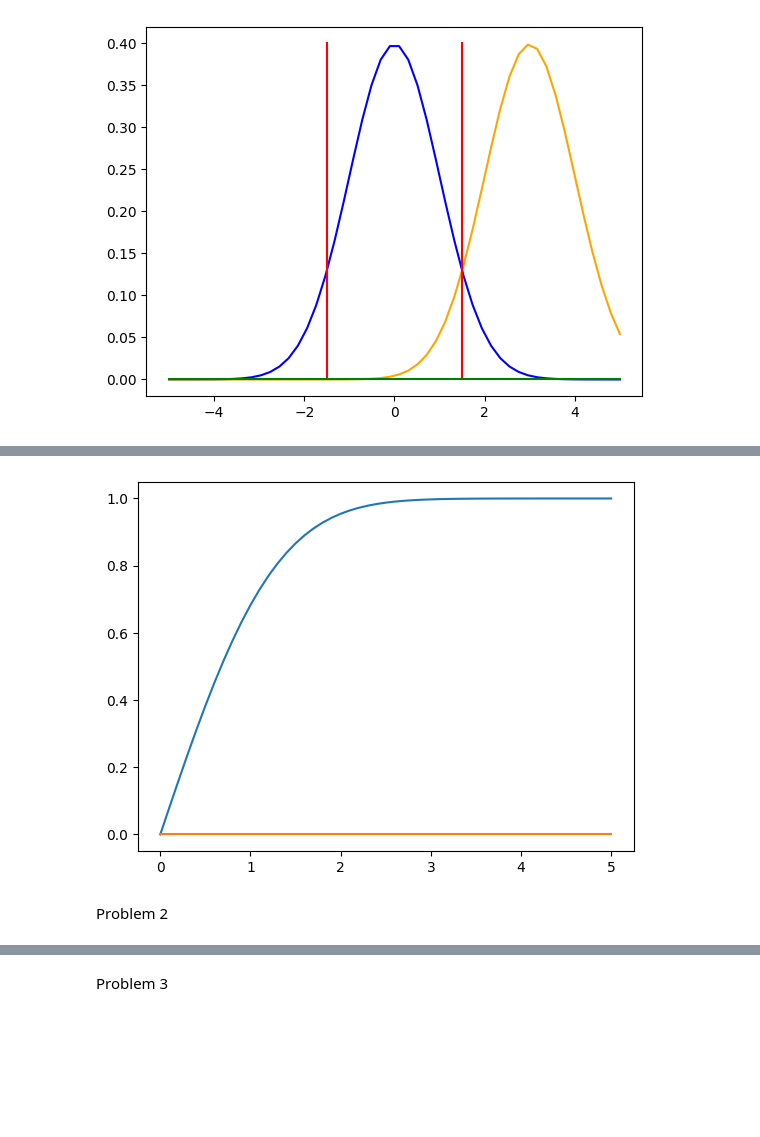
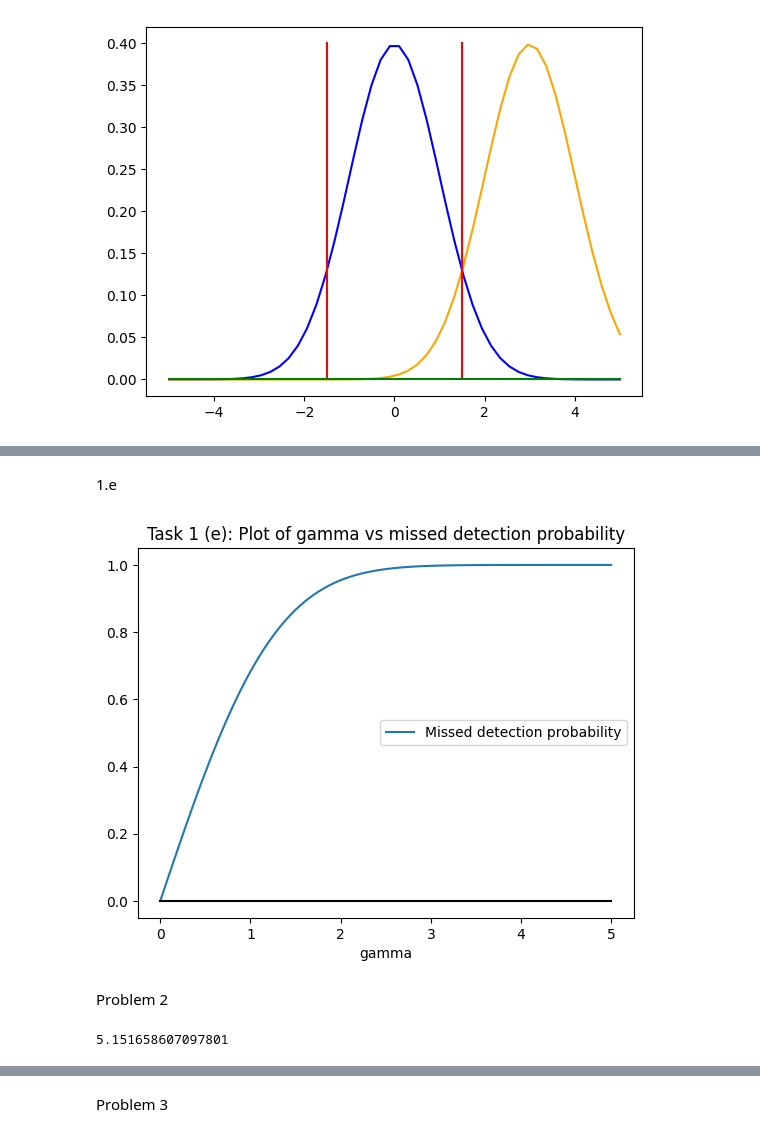
Before and after one commit to evitell/EL2050-hw-1-3, a Jupyter notebook: notebook1-hw13.ipynb, the cells around one changed output, grey strips where cells are left out. Cells and saved outputs as stored; diff of their text form; code cells hidden in the pictures; blank space fills up the shorter version.

```diff
--- a/notebook1-hw13.ipynb
+++ b/notebook1-hw13.ipynb
@@ -44,0 +34,11 @@ plt.show()
+# %%
+x1c = np.linspace(0,5,101)
+
+plt.plot(x1c,(1.0 - scipy.stats.norm().cdf(x1c)) *2.0, label="False alarm probability")
+
+plt.legend()
+plt.xlabel("gamma")
+plt.title("Task 1 (c): Plot of gamma vs probability of false alarm")
+plt.savefig("plt1c.png")
+
+plt.show()
@@ -45,9 +47,14 @@ plt.show()
+# %% [markdown]
+1.e
 # %%
-plt.plot(x1c[50:],
-         abs(-1 + 2*scipy.stats.norm().cdf((x1c)))[50:])
-plt.plot([0,5],[0,0])
+plt.plot(x1c ,  1- 2*(1 - 1*scipy.stats.norm().cdf((x1c))), label="Missed detection probability")
+plt.plot([0,5],[0,0],color="black")
+plt.legend()
+plt.title("Task 1 (e): Plot of gamma vs missed detection probability")
+plt.xlabel("gamma")
+plt.savefig("plt1e.png")
 plt.show()
 # %% [output]
-[figure, old version]
+[figure, new version]
 # %% [markdown]
 Problem 2
@@ -54,3 +63,7 @@ Problem 2
+# %%
+print(gamma_prob2)
+# %% [output]
+5.151658607097801
 # %%
 x2=np.linspace(-5,5)
 
```
Also changed, not shown: parts of 6 cells of this notebook, 2 other files.
